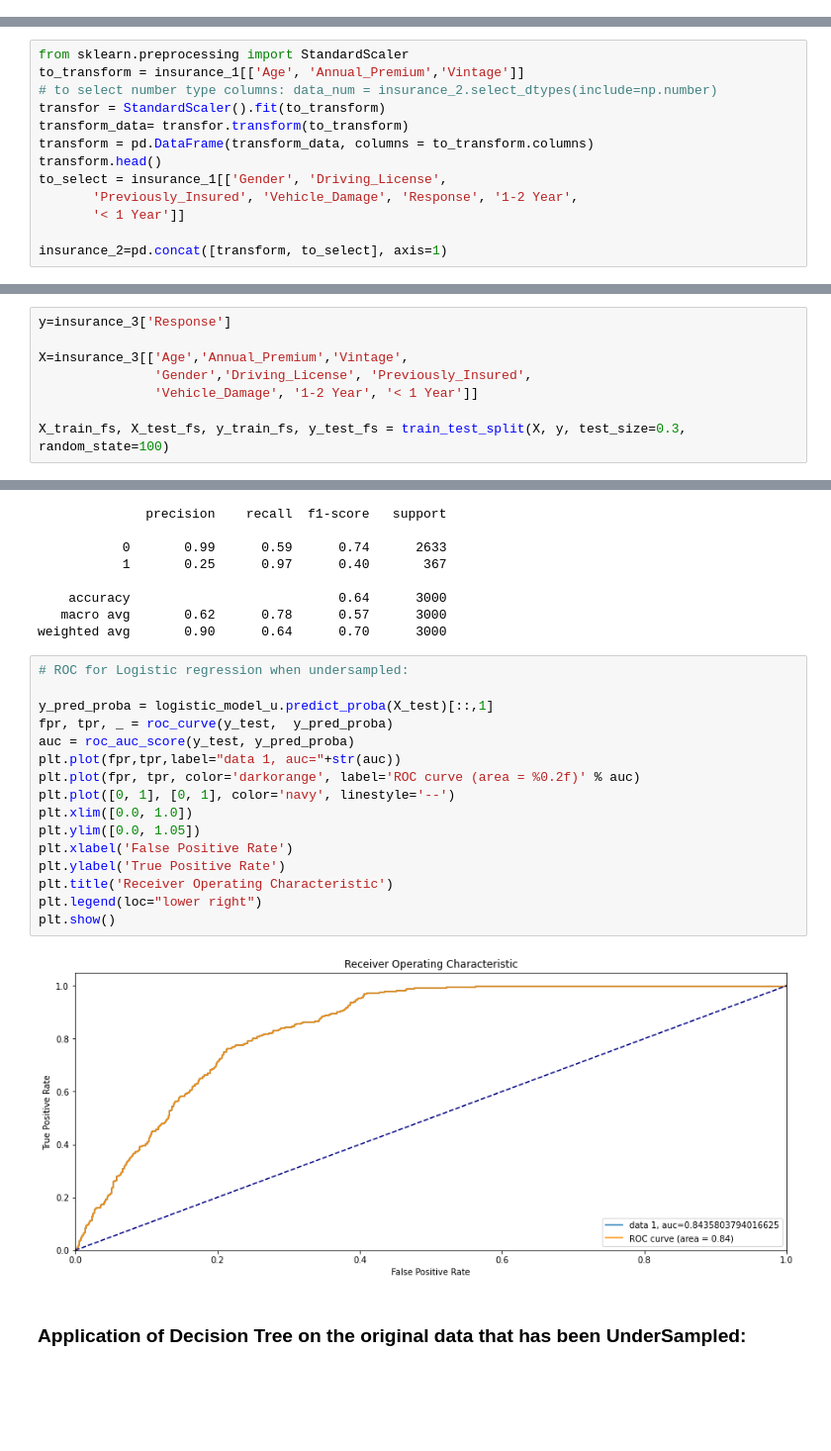
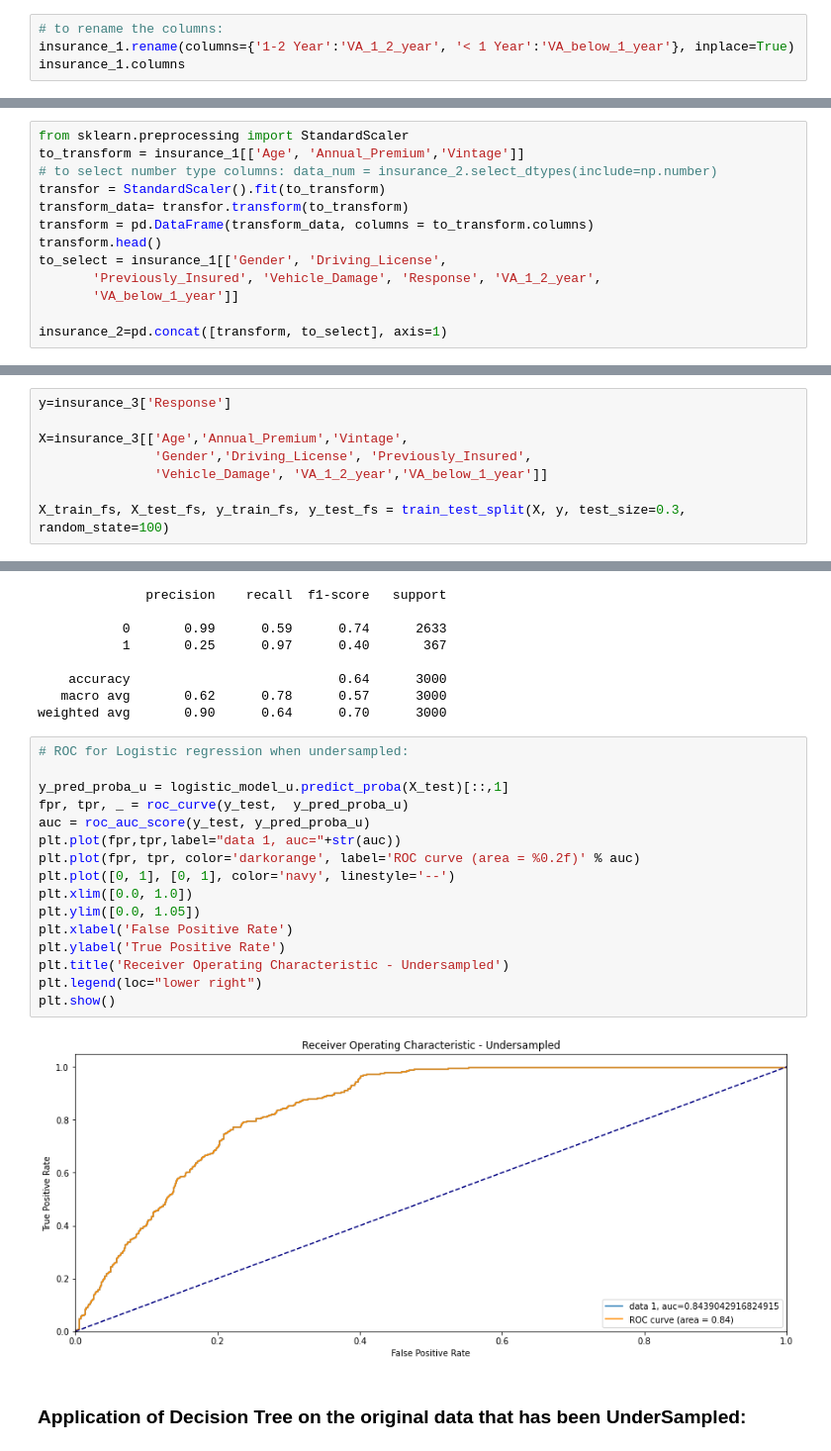
Before and after one commit to BehroozGharleghi/Health-insurance-sales-prediction, a Jupyter notebook: Health_insurance_sales_prediction.ipynb, the cells around one changed output, grey strips where cells are left out. Shown: that part at 99% size. Drawn from its saved outputs; the diff is of its cells as text; blank space fills up the shorter version.

```diff
--- a/Health_insurance_sales_prediction.ipynb
+++ b/Health_insurance_sales_prediction.ipynb
@@ -174,3 +175,7 @@ insurance_1.head()
 | 2 | 3 | 1 | 47 | 1 | 28.0 | 0 | 1 | ... |
 | 3 | 4 | 1 | 21 | 1 | 11.0 | 1 | 0 | ... |
 | 4 | 5 | 0 | 29 | 1 | 41.0 | 1 | 0 | ... |
+# %%
+# to rename the columns:
+insurance_1.rename(columns={'1-2 Year':'VA_1_2_year', '< 1 Year':'VA_below_1_year'}, inplace=True)
+insurance_1.columns
@@ -186,8 +197,8 @@ transform_data= transfor.transform(to_transform)
 transform = pd.DataFrame(transform_data, columns = to_transform.columns)
 transform.head()
 to_select = insurance_1[['Gender', 'Driving_License',
-       'Previously_Insured', 'Vehicle_Damage', 'Response', '1-2 Year',
-       '< 1 Year']]
+       'Previously_Insured', 'Vehicle_Damage', 'Response', 'VA_1_2_year',
+       'VA_below_1_year']]
 
 insurance_2=pd.concat([transform, to_select], axis=1)
 # %% [markdown]
@@ -276,7 +287,7 @@ y=insurance_3['Response']
 
 X=insurance_3[['Age','Annual_Premium','Vintage',
                'Gender','Driving_License', 'Previously_Insured',
-               'Vehicle_Damage', '1-2 Year', '< 1 Year']]
+               'Vehicle_Damage', 'VA_1_2_year','VA_below_1_year']]
 
 X_train_fs, X_test_fs, y_train_fs, y_test_fs = train_test_split(X, y, test_size=0.3, random_state=100)
 # %%
@@ -534,21 +539,21 @@ weighted avg       0.90      0.64      0.70      3000
 # %%
 # ROC for Logistic regression when undersampled:
 
-y_pred_proba = logistic_model_u.predict_proba(X_test)[::,1]
-fpr, tpr, _ = roc_curve(y_test,  y_pred_proba)
-auc = roc_auc_score(y_test, y_pred_proba)
+y_pred_proba_u = logistic_model_u.predict_proba(X_test)[::,1]
+fpr, tpr, _ = roc_curve(y_test,  y_pred_proba_u)
+auc = roc_auc_score(y_test, y_pred_proba_u)
 plt.plot(fpr,tpr,label="data 1, auc="+str(auc))
 plt.plot(fpr, tpr, color='darkorange', label='ROC curve (area = %0.2f)' % auc)
 plt.plot([0, 1], [0, 1], color='navy', linestyle='--')
 plt.xlim([0.0, 1.0])
 plt.ylim([0.0, 1.05])
 plt.xlabel('False Positive Rate')
 plt.ylabel('True Positive Rate')
-plt.title('Receiver Operating Characteristic')
+plt.title('Receiver Operating Characteristic - Undersampled')
 plt.legend(loc="lower right")
 plt.show()
 # %% [output]
-[figure, old version]
+[figure, new version]
 # %% [markdown]
 ### Application of  Decision Tree on the original data that has been UnderSampled:
 # %%
```
Also changed, not shown: parts of 26 cells of this notebook.
